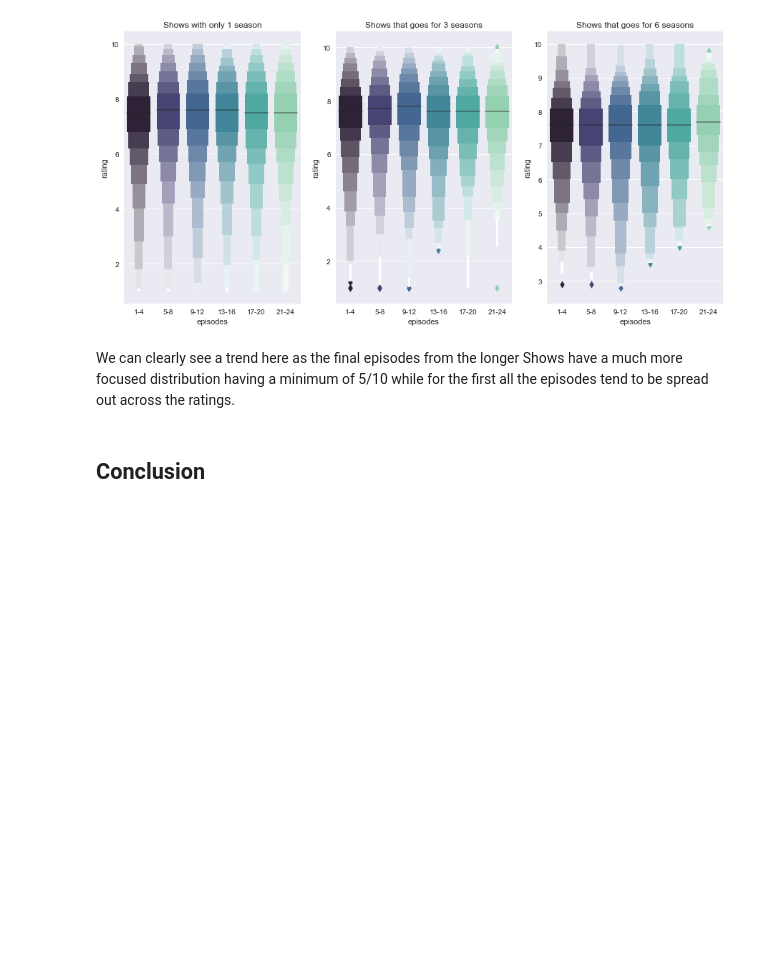
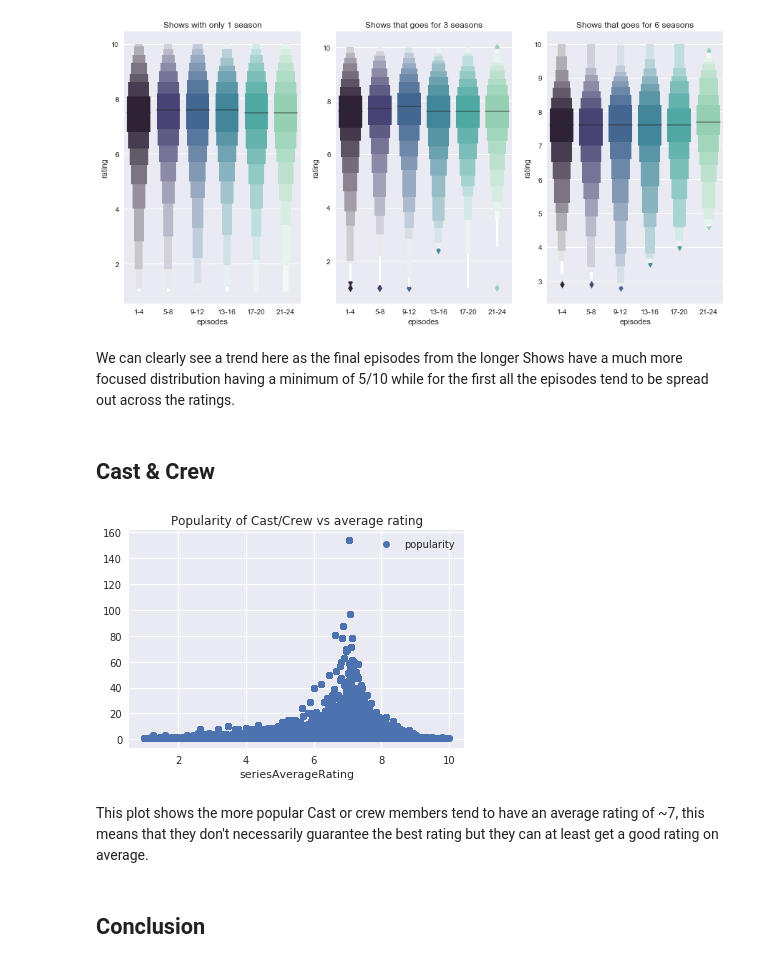
Before and after one commit to shuaibiyy/imdb, a Jupyter notebook: imdb-final.ipynb, the cells around one changed output. Saved outputs shown, nothing was run; the diff lists cells and outputs as text; code cells hidden in the pictures; blank space fills up the shorter version.

Commit message:
added Jenny's plot

```diff
--- a/imdb-final.ipynb
+++ b/imdb-final.ipynb
@@ -676,0 +674,2 @@ We can clearly see a trend here as the final episodes from the longer Shows have
+# %% [markdown]
+## Cast & Crew
@@ -677,3 +697,52 @@ We can clearly see a trend here as the final episodes from the longer Shows have
+# %%
+ratings = ratings[['tconst', 'averageRating']]
+
+actors = principals[principals['category'] == 'actor']
+actors =  actors[['tconst', 'ordering', 'nconst']]
+
+series  =  basics[basics['titleType'] == 'tvSeries']
+series = series[['tconst']]
+# %%
+data = pd.merge(series, pd.merge(ratings, actors), how='inner')
+data['popularity'] = pd.Series(np.zeros(data.shape[0]))
+data['seriesAverageRating'] = pd.Series(np.zeros(data.shape[0]))
+
+
+actorsDict = data['nconst'].value_counts().to_dict()
+
+sumAverageRatingDict = {}
+
+data = data.sort_values(by=['nconst'])
+
+# iterate over dataframe "data" and fill dictionary "sumAverageRatingDict" with sum of average rating of series with this actor
+for i, line in data.iterrows():
+    value = line['nconst']
+    if value in sumAverageRatingDict:
+        rating = sumAverageRatingDict[value]
+        sumAverageRatingDict[value] = rating + line['averageRating']
+    else:
+        sumAverageRatingDict[value] = line['averageRating']
+
+# fill the new columns of the dataset
+def fillDataset(data, actorsDict, ratingDict):
+    for i, line in data.iterrows():
+        value = line['nconst']
+        data.set_value(i, 'popularity', actorsDict[value])
+        ave = ratingDict[value] / actorsDict[value]
+        data.set_value(i, 'seriesAverageRating', ave)
+
+fillDataset(data, actorsDict, sumAverageRatingDict)
+
+def plotPopular():
+    data.plot(x='seriesAverageRating', y='popularity', style='o', title="Popularity of Cast/Crew vs average rating")
+    plt.show()
+# %%
+plotPopular()
+# %% [output]
+[figure, added]
+# %% [markdown]
+This plot shows the more popular Cast or crew members tend to have an average rating of ~7, this means that they
+don't necessarily guarantee the best rating but they can at least get a good rating on average.
 # %% [markdown]
 ## Conclusion
 # %% [markdown]
```
Also changed, not shown: parts of 3 cells of this notebook.
